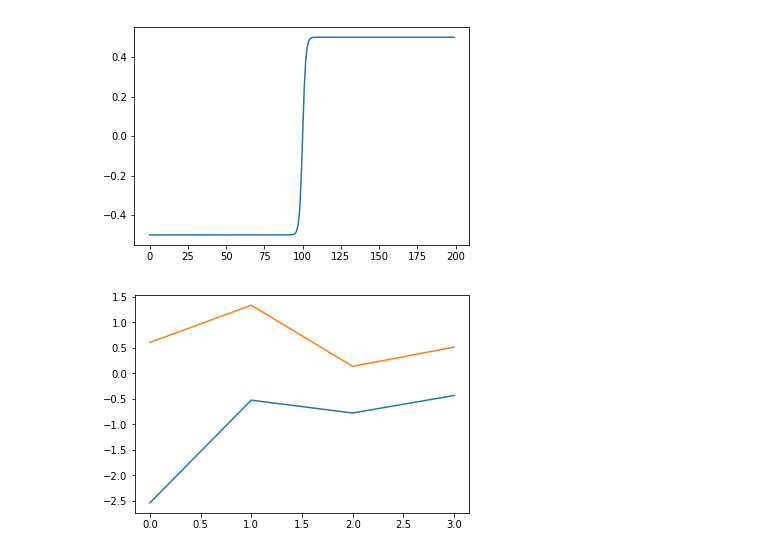
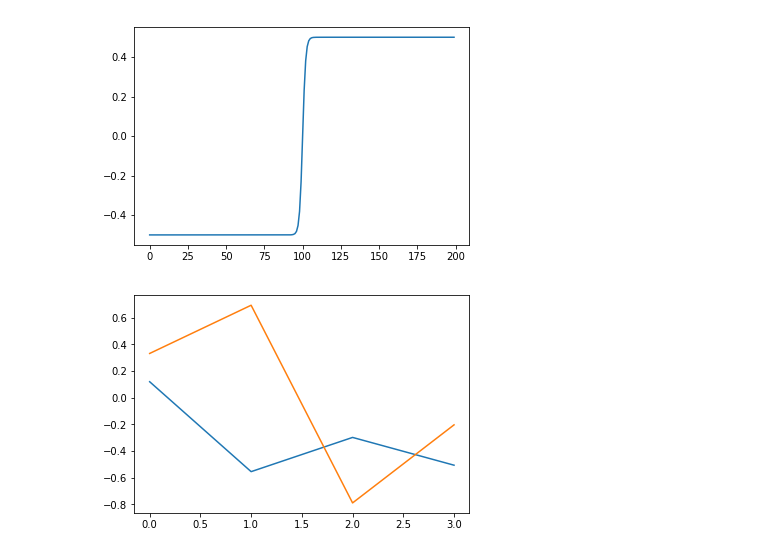
Before and after one commit to ilyailyash/Wavelets_is_all_you_need, a Jupyter notebook: Wavelet_is_all_you_need.ipynb, the cells around one changed output. Drawn from its saved outputs; the diff is of its cells as text; code cells hidden in the pictures.

```diff
--- a/Wavelet_is_all_you_need.ipynb
+++ b/Wavelet_is_all_you_need.ipynb
@@ -338,7 +328,7 @@ class classifier(nn.Module):
 
         return output
 # %%
-net = classifier(4, 8, disp=False, norm=False)
+net = classifier(7, 10, disp=False, norm=False)
 net.cuda()
 # %% [output]
 classifier(
@@ -466,11 +477,11 @@ plt.plot(data)
 [<matplotlib.lines.Line2D at 0x...>]
 [figure]
 # %%
-hi,lo = net.wavelet.hi_Norm(net.wavelet.weight_hi), net.wavelet.lo_Norm(net.wavelet.weight_lo)
+hi,lo = net.wavelet.weight_hi, net.wavelet.weight_lo
 idx = torch.arange(hi.size(2)-1, -1, -1).long()
 hi_f,lo_f = fft(hi[0,0,idx].cpu().data.numpy()), fft(lo[0,0,idx].cpu().data.numpy())
 n = hi_f.shape[-1]
 plt.plot(range(n//2),hi_f[:n//2])
 plt.plot(range(n//2),lo_f[:n//2]);
 # %% [output]
-[figure, old version]
+[figure, new version]
```
Also changed, not shown: parts of 20 cells of this notebook.
